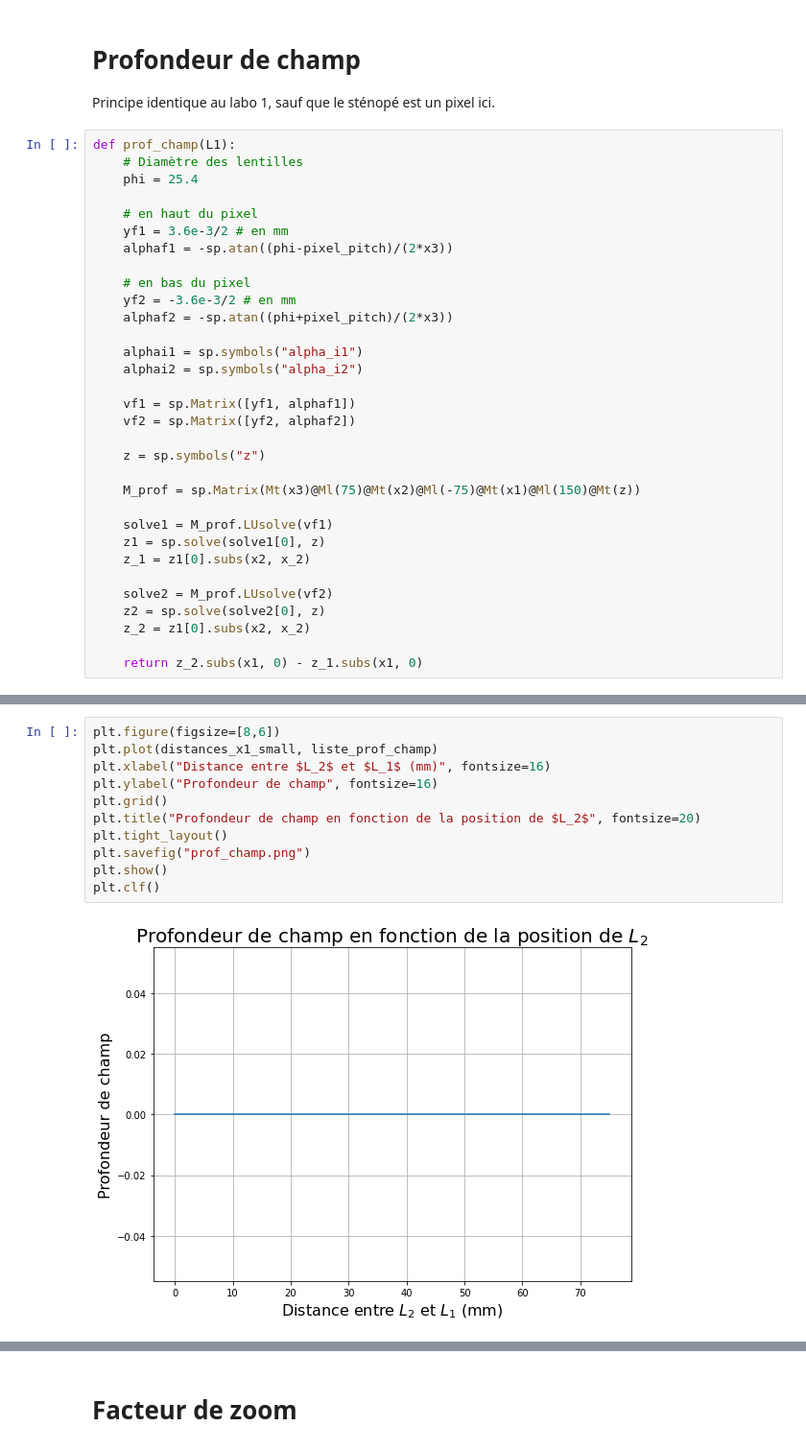
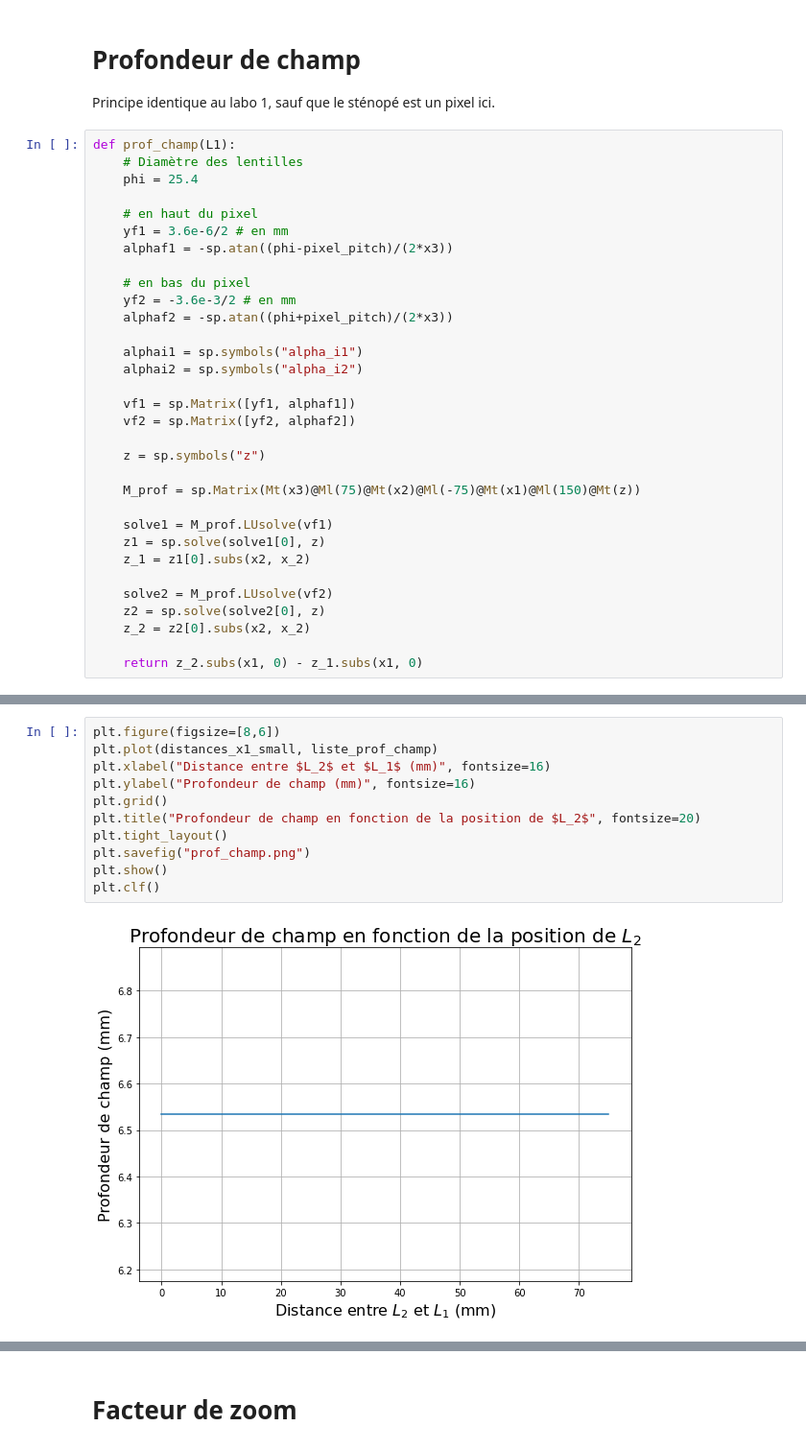
Before and after one commit to emilegp/objectif_camera, a Jupyter notebook: modelisation_python/matrices.ipynb, the cells around one changed output, grey strips where cells are left out. Shown: that part at 96% size. Saved outputs shown, nothing was run; the diff lists cells and outputs as text.

```diff
--- a/modelisation_python/matrices.ipynb
+++ b/modelisation_python/matrices.ipynb
@@ -177,7 +177,7 @@ def prof_champ(L1):
     phi = 25.4
 
     # en haut du pixel
-    yf1 = 3.6e-3/2 # en mm
+    yf1 = 3.6e-6/2 # en mm
     alphaf1 = -sp.atan((phi-pixel_pitch)/(2*x3))
 
     # en bas du pixel
@@ -200,7 +200,7 @@ def prof_champ(L1):
 
     solve2 = M_prof.LUsolve(vf2)
     z2 = sp.solve(solve2[0], z)
-    z_2 = z1[0].subs(x2, x_2)
+    z_2 = z2[0].subs(x2, x_2)
 
     return z_2.subs(x1, 0) - z_1.subs(x1, 0)
 # %%
@@ -221,16 +221,16 @@ liste_prof_champ
 # %%
 plt.figure(figsize=[8,6])
 plt.plot(distances_x1_small, liste_prof_champ)
 plt.xlabel("Distance entre $L_2$ et $L_1$ (mm)", fontsize=16)
-plt.ylabel("Profondeur de champ", fontsize=16)
+plt.ylabel("Profondeur de champ (mm)", fontsize=16)
 plt.grid()
 plt.title("Profondeur de champ en fonction de la position de $L_2$", fontsize=20)
 plt.tight_layout()
 plt.savefig("prof_champ.png")
 plt.show()
 plt.clf()
 # %% [output]
-[figure, old version]
+[figure, new version]
 <Figure size 432x288 with 0 Axes>
 # %% [markdown]
 # Facteur de zoom
```
Also changed, not shown: parts of 2 cells of this notebook, 7 other files.
